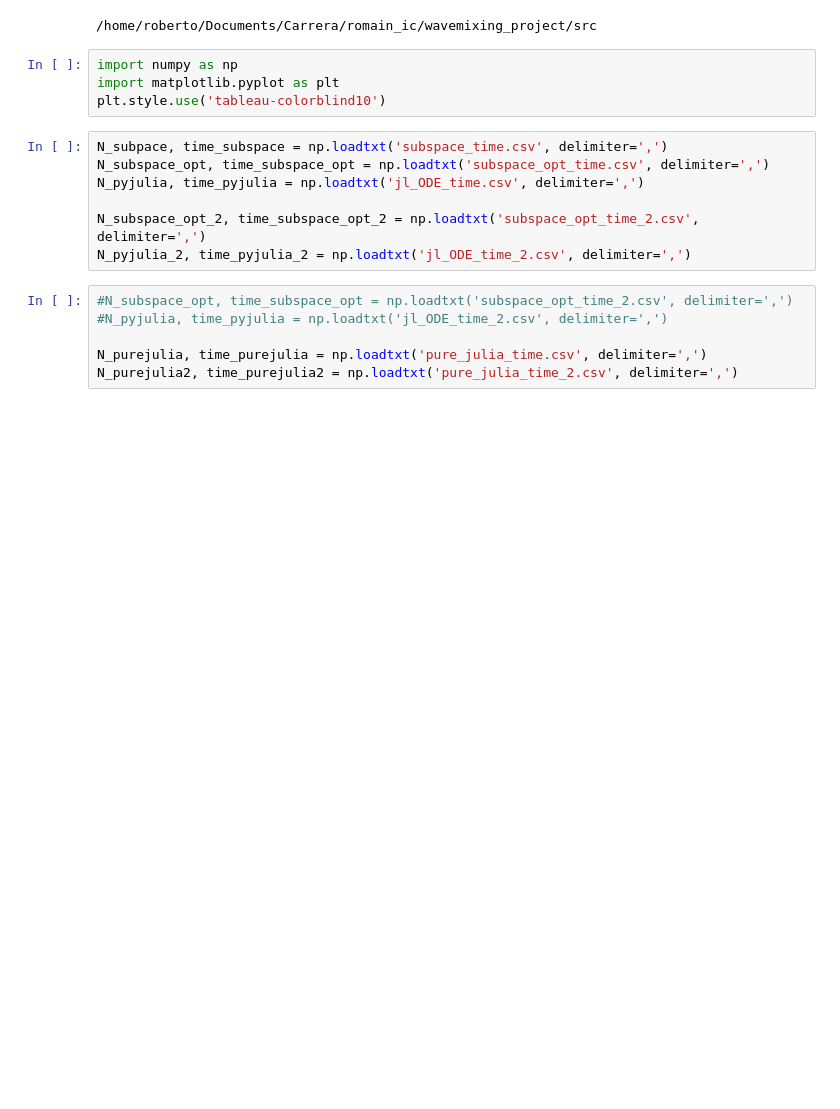
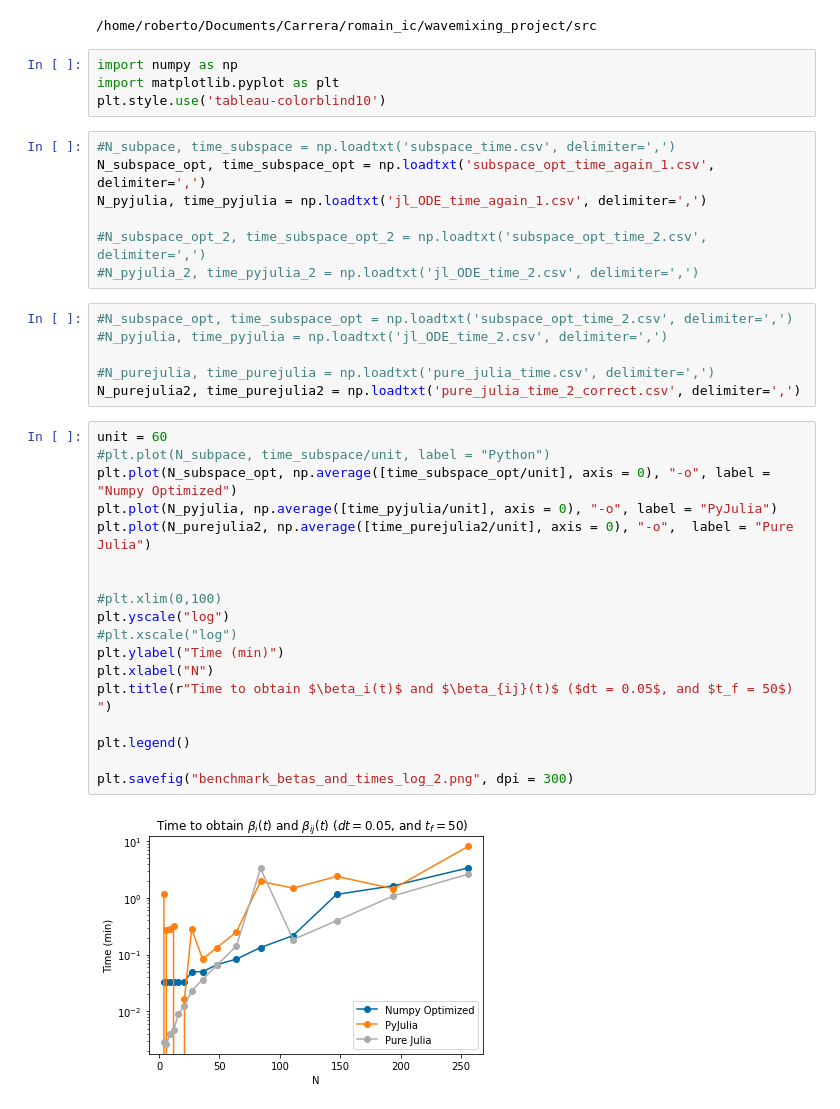
Before and after one commit to rupof/wavemixing_project, a Jupyter notebook: src/benchmarking/time_plots.ipynb, the cells around one changed output. Saved outputs shown, nothing was run; the diff lists cells and outputs as text; blank space fills up the shorter version.

Commit message:
optimizing numpy implementation and correct MC approach equations

```diff
--- a/src/benchmarking/time_plots.ipynb
+++ b/src/benchmarking/time_plots.ipynb
@@ -7,18 +7,38 @@ import numpy as np
 import matplotlib.pyplot as plt
 plt.style.use('tableau-colorblind10')
 # %%
-N_subpace, time_subspace = np.loadtxt('subspace_time.csv', delimiter=',')
-N_subspace_opt, time_subspace_opt = np.loadtxt('subspace_opt_time.csv', delimiter=',')
-N_pyjulia, time_pyjulia = np.loadtxt('jl_ODE_time.csv', delimiter=',')
+#N_subpace, time_subspace = np.loadtxt('subspace_time.csv', delimiter=',')
+N_subspace_opt, time_subspace_opt = np.loadtxt('subspace_opt_time_again_1.csv', delimiter=',')
+N_pyjulia, time_pyjulia = np.loadtxt('jl_ODE_time_again_1.csv', delimiter=',')
 
-N_subspace_opt_2, time_subspace_opt_2 = np.loadtxt('subspace_opt_time_2.csv', delimiter=',')
-N_pyjulia_2, time_pyjulia_2 = np.loadtxt('jl_ODE_time_2.csv', delimiter=',')
+#N_subspace_opt_2, time_subspace_opt_2 = np.loadtxt('subspace_opt_time_2.csv', delimiter=',')
+#N_pyjulia_2, time_pyjulia_2 = np.loadtxt('jl_ODE_time_2.csv', delimiter=',')
 # %%
 #N_subspace_opt, time_subspace_opt = np.loadtxt('subspace_opt_time_2.csv', delimiter=',')
 #N_pyjulia, time_pyjulia = np.loadtxt('jl_ODE_time_2.csv', delimiter=',')
 
-N_purejulia, time_purejulia = np.loadtxt('pure_julia_time.csv', delimiter=',')
-N_purejulia2, time_purejulia2 = np.loadtxt('pure_julia_time_2.csv', delimiter=',')
+#N_purejulia, time_purejulia = np.loadtxt('pure_julia_time.csv', delimiter=',')
+N_purejulia2, time_purejulia2 = np.loadtxt('pure_julia_time_2_correct.csv', delimiter=',')
+# %%
+unit = 60
+#plt.plot(N_subpace, time_subspace/unit, label = "Python")
+plt.plot(N_subspace_opt, np.average([time_subspace_opt/unit], axis = 0), "-o", label = "Numpy Optimized")
+plt.plot(N_pyjulia, np.average([time_pyjulia/unit], axis = 0), "-o", label = "PyJulia")
+plt.plot(N_purejulia2, np.average([time_purejulia2/unit], axis = 0), "-o",  label = "Pure Julia")
+
+
+#plt.xlim(0,100)
+plt.yscale("log")
+#plt.xscale("log")
+plt.ylabel("Time (min)")
+plt.xlabel("N")
+plt.title(r"Time to obtain $\beta_i(t)$ and $\beta_{ij}(t)$ ($dt = 0.05$, and $t_f = 50$)   ")
+
+plt.legend()
+
+plt.savefig("benchmark_betas_and_times_log_2.png", dpi = 300)
+# %% [output]
+[figure, added]
 # %%
 unit = 60
 plt.plot(N_subpace, time_subspace/unit, label = "Python")
```
Also changed, not shown: parts of 1 cell of this notebook, 23 other files.
